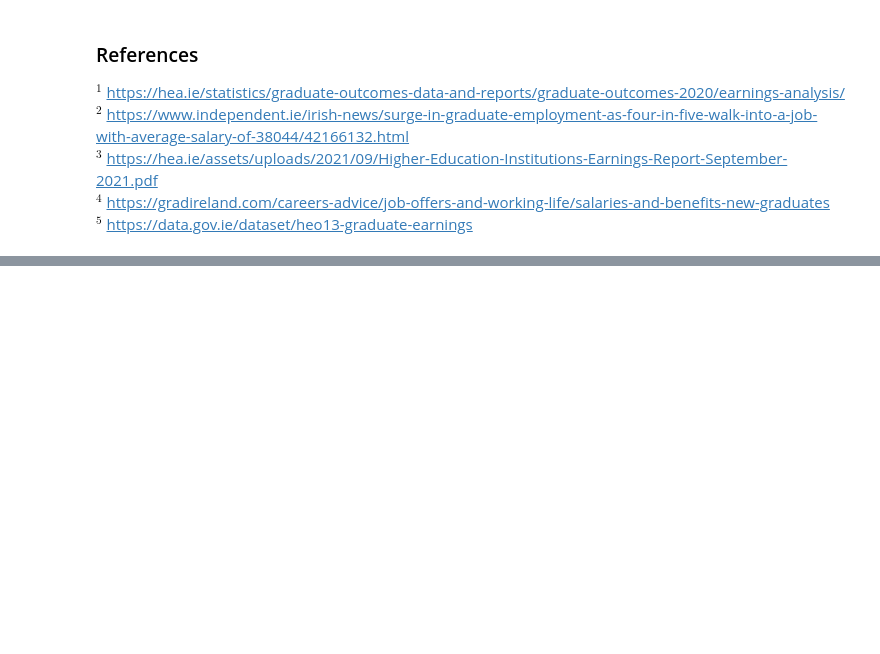
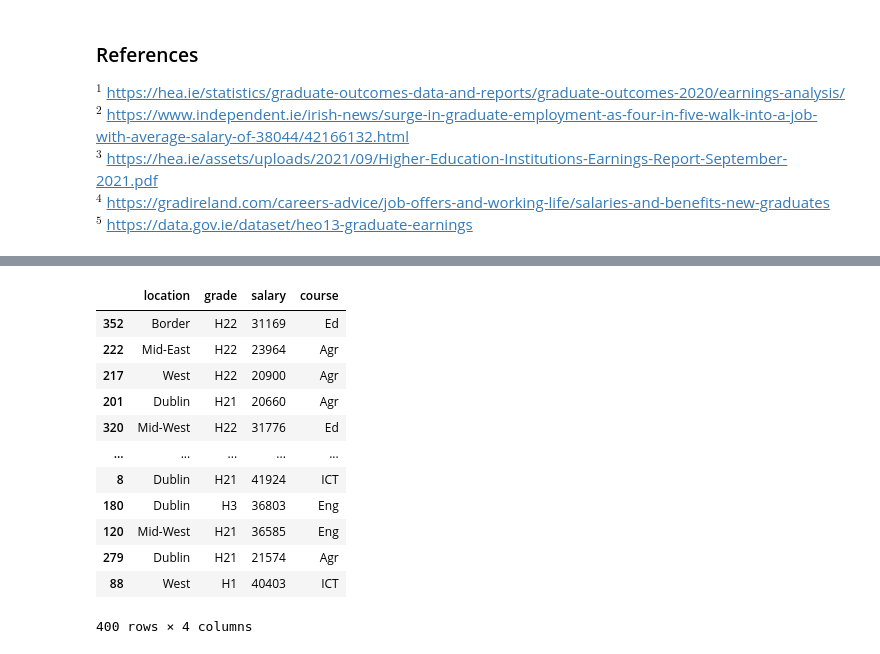
Before and after one commit to PeeBs68/mywork, a Jupyter notebook: project1.ipynb, the cells around one changed output, grey strips where cells are left out. Cells and saved outputs as stored; diff of their text form; code cells hidden in the pictures; blank space fills up the shorter version.

```diff
--- a/project1.ipynb
+++ b/project1.ipynb
@@ -381,0 +484,66 @@ $^5$ https://data.gov.ie/dataset/heo13-graduate-earnings
+# %%
+course_list = ['ICT', 'Bus', 'Eng', 'HW', 'Arts', 'Nats', 'Ed', 'Socs', 'Serv' ]
+
+for course in course_list:
+
+    if course == 'ICT':
+        df_ict = pd.DataFrame()
+        # location_list = np.random.choice(['Dublin', 'South-West', 'Mid-West','Mid-East', 'Midlands', 'South-East', 'West', 'Border'], 100, p=[0.40, 0.16, 0.10, 0.08, 0.04, 0.07, 0.10, 0.05])
+        df_ict['location'] = np.random.choice(['Dublin', 'South-West', 'Mid-West','Mid-East', 'Midlands', 'South-East', 'West', 'Border'], 100, p=[0.40, 0.16, 0.10, 0.08, 0.04, 0.07, 0.10, 0.05])
+        # grade_list = np.random.choice(['H1', 'H21', 'H22','H3'], 100, p=[0.17, 0.50, 0.27, 0.06])
+        df_ict['grade'] = np.random.choice(['H1', 'H21', 'H22','H3'], 100, p=[0.17, 0.50, 0.27, 0.06])
+        rand_sal_ict = [random.randint(40000, 45000) for i in range(100)]
+        df_ict['salary'] = rand_sal_ict
+        df_ict['course'] = 'ICT'
+
+    elif course == 'Eng':
+        df_eng = pd.DataFrame()
+        # location_list = np.random.choice(['Dublin', 'South-West', 'Mid-West','Mid-East', 'Midlands', 'South-East', 'West', 'Border'], 100, p=[0.40, 0.16, 0.10, 0.08, 0.04, 0.07, 0.10, 0.05])
+        df_eng['location'] = np.random.choice(['Dublin', 'South-West', 'Mid-West','Mid-East', 'Midlands', 'South-East', 'West', 'Border'], 100, p=[0.40, 0.16, 0.10, 0.08, 0.04, 0.07, 0.10, 0.05])
+        # grade_list = np.random.choice(['H1', 'H21', 'H22','H3'], 100, p=[0.17, 0.50, 0.27, 0.06])
+        df_eng['grade'] = np.random.choice(['H1', 'H21', 'H22','H3'], 100, p=[0.17, 0.50, 0.27, 0.06])
+        rand_sal_eng = [random.randint(35000, 40000) for i in range(100)]
+        df_eng['salary'] = rand_sal_eng
+        df_eng['course'] = 'Eng'
+
+    elif course == 'Ed':
+        df_ed = pd.DataFrame()
+        # location_list = np.random.choice(['Dublin', 'South-West', 'Mid-West','Mid-East', 'Midlands', 'South-East', 'West', 'Border'], 100, p=[0.40, 0.16, 0.10, 0.08, 0.04, 0.07, 0.10, 0.05])
+        df_ed['location'] = np.random.choice(['Dublin', 'South-West', 'Mid-West','Mid-East', 'Midlands', 'South-East', 'West', 'Border'], 100, p=[0.40, 0.16, 0.10, 0.08, 0.04, 0.07, 0.10, 0.05])
+        # grade_list = np.random.choice(['H1', 'H21', 'H22','H3'], 100, p=[0.17, 0.50, 0.27, 0.06])
+        df_ed['grade'] = np.random.choice(['H1', 'H21', 'H22','H3'], 100, p=[0.17, 0.50, 0.27, 0.06])
+        rand_sal_ed = [random.randint(31000, 32000) for i in range(100)]
+        df_ed['salary'] = rand_sal_ed
+        df_ed['course'] = 'Ed'
+
+    else:
+        df_agr = pd.DataFrame()
+        # location_list = np.random.choice(['Dublin', 'South-West', 'Mid-West','Mid-East', 'Midlands', 'South-East', 'West', 'Border'], 100, p=[0.40, 0.16, 0.10, 0.08, 0.04, 0.07, 0.10, 0.05])
+        df_agr['location'] = np.random.choice(['Dublin', 'South-West', 'Mid-West','Mid-East', 'Midlands', 'South-East', 'West', 'Border'], 100, p=[0.40, 0.16, 0.10, 0.08, 0.04, 0.07, 0.10, 0.05])
+        # grade_list = np.random.choice(['H1', 'H21', 'H22','H3'], 100, p=[0.17, 0.50, 0.27, 0.06])
+        df_agr['grade'] = np.random.choice(['H1', 'H21', 'H22','H3'], 100, p=[0.17, 0.50, 0.27, 0.06])
+        rand_sal_agr = [random.randint(20000, 25000) for i in range(100)]
+        df_agr['salary'] = rand_sal_agr
+        df_agr['course'] = 'Agr'
+
+final_df = pd.concat([df_ict, df_eng, df_agr, df_ed], ignore_index=True)
+
+final_df = final_df.sample(frac = 1)
+
+final_df
+
+# df_ict['course']
+# %% [output]
+|  | location | grade | salary | course |
+| 352 | Border | H22 | 31169 | Ed |
+| 222 | Mid-East | H22 | 23964 | Agr |
+| 217 | West | H22 | 20900 | Agr |
+| 201 | Dublin | H21 | 20660 | Agr |
+| 320 | Mid-West | H22 | 31776 | Ed |
+| ... | ... | ... | ... | ... |
+| 8 | Dublin | H21 | 41924 | ICT |
+| 180 | Dublin | H3 | 36803 | Eng |
+| 120 | Mid-West | H21 | 36585 | Eng |
+| 279 | Dublin | H21 | 21574 | Agr |
+| 88 | West | H1 | 40403 | ICT |
+400 rows × 4 columns
```
Also changed, not shown: parts of 7 cells of this notebook.
